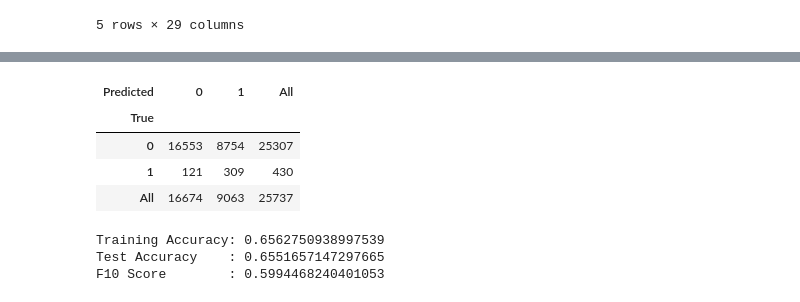
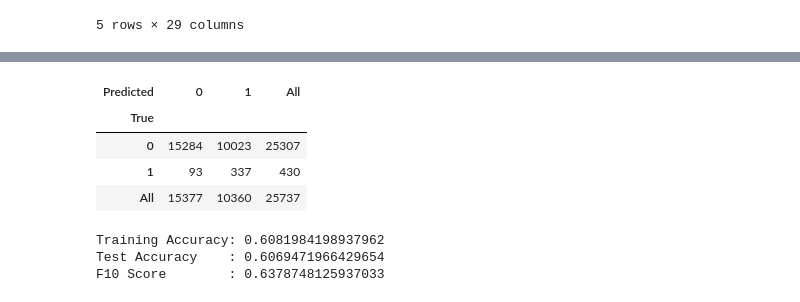
Before and after one commit to kfarr3/MLND-Capstone, a Jupyter notebook: code/model/svm.ipynb, the cells around one changed output, grey strips where cells are left out. Saved outputs shown, nothing was run; the diff lists cells and outputs as text; code cells hidden in the pictures.

```diff
--- a/code/model/svm.ipynb
+++ b/code/model/svm.ipynb
@@ -57,23 +70,23 @@ print(grid_search_model.best_params_)
 # %%
 
-model = SVC(C=1.0, cache_size=200, class_weight='balanced', coef0=0.0,
-  decision_function_shape='ovr', degree=3, gamma='auto', kernel='rbf',
+model = SVC(C=1000, cache_size=200, class_weight='balanced', coef0=0.0,
+  decision_function_shape='ovr', degree=3, gamma='auto', kernel='linear',
   max_iter=-1, probability=False, random_state=None, shrinking=True,
   tol=0.001, verbose=False)
 
 model.fit(X_train, y_train)
 y_pred = model.predict(X_test)
 
 display(pd.crosstab(y_test, y_pred, rownames=['True'], colnames=['Predicted'], margins=True))
 print("Training Accuracy:", model.score(X_train, y_train))
 print("Test Accuracy    :", model.score(X_test, y_test))
 print("F10 Score        :", fbeta_score(y_test, y_pred, 10))
 # %% [output]
 | Predicted | 0 | 1 | All |
 | True |  |  |  |
-| 0 | 16553 | 8754 | 25307 |
-| 1 | 121 | 309 | 430 |
-| All | 16674 | 9063 | 25737 |
+| 0 | 15284 | 10023 | 25307 |
+| 1 | 93 | 337 | 430 |
+| All | 15377 | 10360 | 25737 |
-Training Accuracy: 0.6562750938997539
-Test Accuracy    : 0.6551657147297665
-F10 Score        : 0.5994468240401053
+Training Accuracy: 0.6081984198937962
+Test Accuracy    : 0.6069471966429654
+F10 Score        : 0.6378748125937033
```
Also changed, not shown: parts of 2 cells of this notebook, 6 other files.
